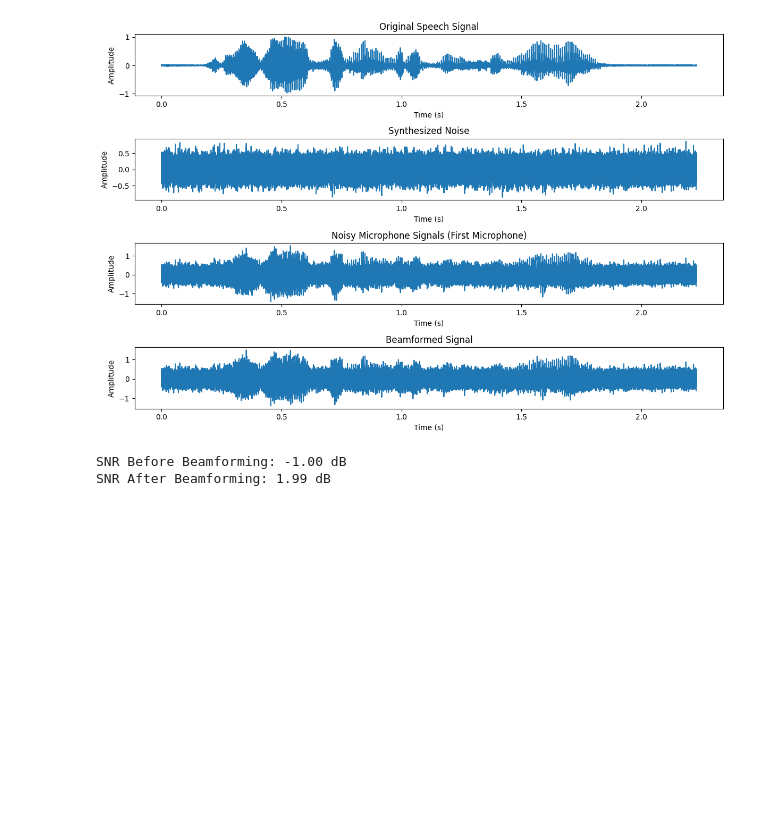
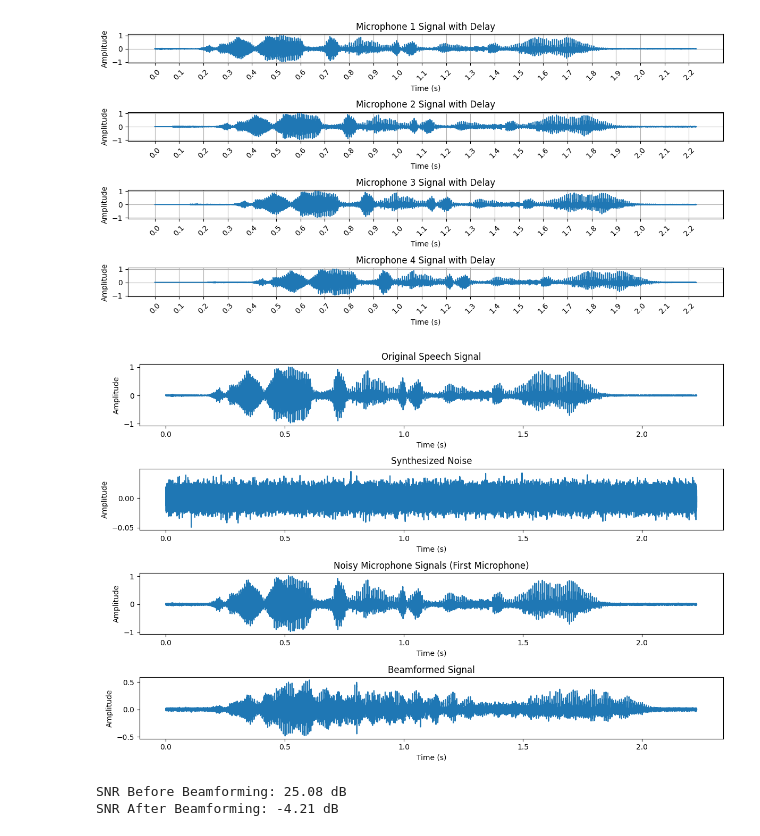
Before and after one commit to yyf/SimpleAudioDSP, a Jupyter notebook: Beamforming.ipynb, the cells around one changed output. Saved outputs shown, nothing was run; the diff lists cells and outputs as text; code cells hidden in the pictures; blank space fills up the shorter version.

Commit message:
Use large d betwen mics to show delay in plot

```diff
--- a/Beamforming.ipynb
+++ b/Beamforming.ipynb
@@ -9,10 +9,10 @@ speech_signal = speech_signal / np.max(np.abs(speech_signal))  # Normalize to [-
 
 # Parameters
 c = 343     # Speed of sound (m/s)
-d = 0.05    # Distance between microphones (m)
+d = 50    # Distance between microphones (m); Use large distance to show delay
 num_mics = 4  # Number of microphones in the array
 theta = 30   # Angle of arrival of the signal (degrees)
-noise_level = 0.2  # Noise level
+noise_level = 0.01  # Noise level
 
 # Generate synthesized noise
 noise = noise_level * np.random.normal(size=len(speech_signal))
@@ -23,6 +23,19 @@ for i in range(num_mics):
     delay = (i * d * np.sin(np.radians(theta))) / c  # Delay for each mic
     sample_delay = int(delay * fs)  # Convert delay to samples
     mic_signals[i, sample_delay:] = speech_signal[:len(speech_signal) - sample_delay]
+
+# Plot the delayed signals with grid at 0.1s intervals
+plt.figure(figsize=(12, 6))
+for i in range(num_mics):
+    plt.subplot(num_mics, 1, i + 1)
+    plt.plot(np.linspace(0, len(speech_signal) / fs, len(speech_signal)), mic_signals[i])
+    plt.title(f"Microphone {i + 1} Signal with Delay")
+    plt.xlabel("Time (s)")
+    plt.ylabel("Amplitude")
+    plt.grid(True)
+    plt.xticks(np.arange(0, len(speech_signal) / fs, 0.1), rotation=45)
+plt.tight_layout()
+plt.show()
 
 # Add noise to the microphone signals
 mic_signals_noisy = mic_signals + noise
@@ -54,39 +67,40 @@ plt.plot(t, speech_signal)
 plt.xlabel("Time (s)")
 plt.ylabel("Amplitude")
 
 plt.subplot(4, 1, 2)
 plt.title("Synthesized Noise")
 plt.plot(t, noise)
 plt.xlabel("Time (s)")
 plt.ylabel("Amplitude")
 
 plt.subplot(4, 1, 3)
 plt.title("Noisy Microphone Signals (First Microphone)")
 plt.plot(t, mic_signals_noisy[0])
 plt.xlabel("Time (s)")
 plt.ylabel("Amplitude")
 
 plt.subplot(4, 1, 4)
 plt.title("Beamformed Signal")
 plt.plot(t, beamformed_signal)
 plt.xlabel("Time (s)")
 plt.ylabel("Amplitude")
 
 plt.tight_layout()
 plt.show()
 
 # Print SNR results
 print(f"SNR Before Beamforming: {snr_before:.2f} dB")
 print(f"SNR After Beamforming: {snr_after:.2f} dB")
 
-# Save the mixed signals to a file
-output_filename = './Output/mic_signals_noisy.wav'
-wav.write(output_filename, fs, (mic_signals_noisy[0] * 32767).astype(np.int16))  # Save as 16-bit PCM
+# # Save the mixed signals to a file
+# output_filename = './Output/mic_signals_noisy.wav'
+# wav.write(output_filename, fs, (mic_signals_noisy[0] * 32767).astype(np.int16))  # Save as 16-bit PCM
 
-# Save the beamformed signal to a file
-output_filename = './Output/beamformed_signal.wav'
-wav.write(output_filename, fs, (beamformed_signal * 32767).astype(np.int16))  # Save as 16-bit PCM
+# # Save the beamformed signal to a file
+# output_filename = './Output/beamformed_signal.wav'
+# wav.write(output_filename, fs, (beamformed_signal * 32767).astype(np.int16))  # Save as 16-bit PCM
 # %% [output]
-[figure, old version]
+[figure, new version]
+[figure, added]
-SNR Before Beamforming: -1.00 dB
-SNR After Beamforming: 1.99 dB
+SNR Before Beamforming: 25.08 dB
+SNR After Beamforming: -4.21 dB
```
Also changed, not shown: parts of 3 cells of this notebook.
